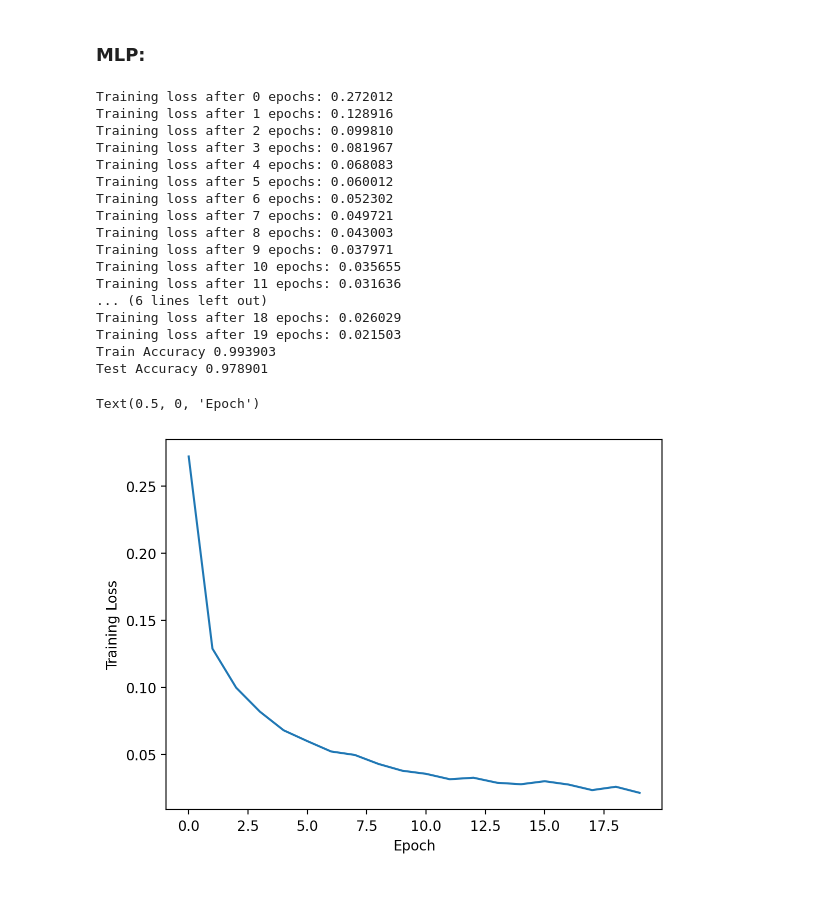
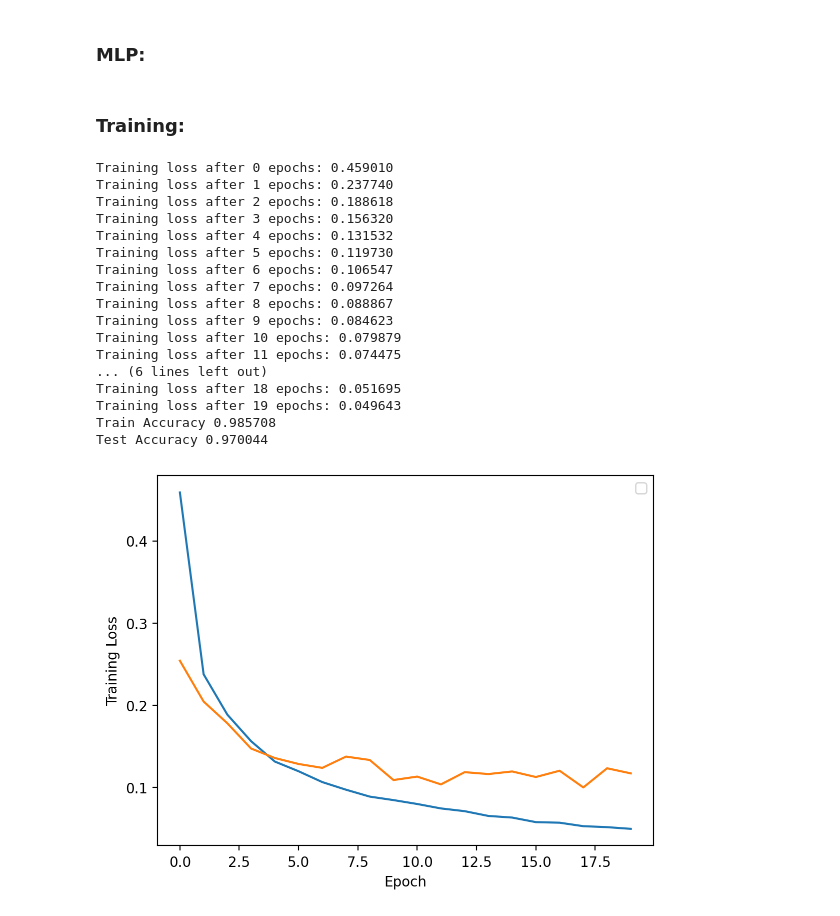
Before and after one commit to wildlyons99/senior_design, a Jupyter notebook: initial_work/pyTorch_examples/MLP_comparisons.ipynb, the cells around one changed output. Saved outputs shown, nothing was run; the diff lists cells and outputs as text; code cells hidden in the pictures.

Commit message:
Activation function exploration

```diff
--- a/initial_work/pyTorch_examples/MLP_comparisons.ipynb
+++ b/initial_work/pyTorch_examples/MLP_comparisons.ipynb
@@ -45,7 +49,7 @@ print(labels[0].item())
 ### MLP:
 # %%
 class MLP(nn.Module):
-    def __init__(self,dimx,hidden1,hidden2,nlabels,epochs=100,lr=0.001): # nlabels = 10 for digit classification
+    def __init__(self,dimx,hidden1,hidden2,nlabels,epochs=100,lr=0.001,dropout=0.1): # nlabels = 10 for digit classification
         super().__init__()
 
         # MODEL ARCHITECTURE:
@@ -54,6 +58,7 @@ class MLP(nn.Module):
         self.output3 = nn.Linear(hidden2,nlabels)
         self.relu = nn.ReLU()
         self.logsoftmax = nn.LogSoftmax(dim=1)
+        self.dropout = nn.Dropout(p=dropout)
 
         # Other params
         self.lr = lr #Learning Rate
@@ -63,6 +68,7 @@ class MLP(nn.Module):
 
         # A list to store the loss evolution along training
         self.loss_during_training = []
+        self.test_loss_during_training = []
 
     ### INFERENCE ###
     def forward(self, x):
@@ -70,10 +76,24 @@ class MLP(nn.Module):
         x = self.output1(x)
         x = self.relu(x)
         x = self.output2(x)
+        x = self.dropout(x)
         x = self.relu(x)
         x = self.output3(x)
-        x = self.logsoftmax(x) #logsoftmax: probabilities for each of the ten outputs
+        x = self.dropout(x)
+        x = self.logsoftmax(x) # logsoftmax: probabilities for each of the ten outputs
         return x
+
+    def forward_preActivation(self, x):
+        # Pass the input tensor through each of our operations
+        x = self.output1(x)
+        x = self.relu(x)
+        x = self.output2(x)
+        x = self.dropout(x)
+        x = self.relu(x)
+        x = self.output3(x)
+        x = self.dropout(x) # DON'T APPLY SOFTMAX
+        return x
+
 
     ### TRAINING ###
     def train(self,trainloader):
@@ -83,7 +103,9 @@ class MLP(nn.Module):
 
                 # Random data permutation at each epoch
                 running_loss = 0.
+                testing_loss = 0.
 
+                # TRAINING LOSS
                 for images, labels in trainloader:
 
                     self.optim.zero_grad()  #TO RESET GRADIENTS!
@@ -101,8 +123,19 @@ class MLP(nn.Module):
                     # Update weights
                     self.optim.step()
 
+                # TESTING LOSS
+                with torch.no_grad():
+                    for images, labels in testloader:
+
+                        out = self.forward(images.view(images.shape[0], -1))
+
+                        # Compute loss
+                        loss = self.criterion(out,labels)
+
+                        testing_loss += loss.item()
 
                 self.loss_during_training.append(running_loss/len(trainloader))
+                self.test_loss_during_training.append(testing_loss/len(testloader))
 
                 if(e % 1 == 0): # Every 10 epochs
 
@@ -127,39 +160,42 @@ class MLP(nn.Module):
                 accuracy += torch.mean(equals.type(torch.FloatTensor))
 
             return accuracy/len(dataloader)
+# %% [markdown]
+### Training:
 # %%
-my_MLP = MLP(dimx=img_res[0]*img_res[1],hidden1=1024,hidden2=512,nlabels=10,epochs=20,lr=1e-3)
+my_MLP = MLP(dimx=img_res[0]*img_res[1],hidden1=64,hidden2=32,nlabels=10,epochs=20,lr=1e-3,dropout=0)
 
 my_MLP.train(trainloader)
 
 train_performance = my_MLP.eval_performance(trainloader)
 
 test_performance = my_MLP.eval_performance(testloader)
 
 print("Train Accuracy %f" %(train_performance))
 
 print("Test Accuracy %f" %(test_performance))
 
-plt.plot(my_MLP.loss_during_training)
 plt.ylabel("Training Loss")
 plt.xlabel("Epoch")
+plt.legend(["Training Loss", "Testing Loss"])
+plt.plot(my_MLP.loss_during_training)
+fig = plt.plot(my_MLP.test_loss_during_training)
 # %% [output]
-Training loss after 0 epochs: 0.272012
-Training loss after 1 epochs: 0.128916
-Training loss after 2 epochs: 0.099810
-Training loss after 3 epochs: 0.081967
-Training loss after 4 epochs: 0.068083
-Training loss after 5 epochs: 0.060012
-Training loss after 6 epochs: 0.052302
-Training loss after 7 epochs: 0.049721
-Training loss after 8 epochs: 0.043003
-Training loss after 9 epochs: 0.037971
-Training loss after 10 epochs: 0.035655
-Training loss after 11 epochs: 0.031636
+Training loss after 0 epochs: 0.459010
+Training loss after 1 epochs: 0.237740
+Training loss after 2 epochs: 0.188618
+Training loss after 3 epochs: 0.156320
+Training loss after 4 epochs: 0.131532
+Training loss after 5 epochs: 0.119730
+Training loss after 6 epochs: 0.106547
+Training loss after 7 epochs: 0.097264
+Training loss after 8 epochs: 0.088867
+Training loss after 9 epochs: 0.084623
+Training loss after 10 epochs: 0.079879
+Training loss after 11 epochs: 0.074475
 ... (6 lines left out)
-Training loss after 18 epochs: 0.026029
-Training loss after 19 epochs: 0.021503
-Train Accuracy 0.993903
-Test Accuracy 0.978901
+Training loss after 18 epochs: 0.051695
+Training loss after 19 epochs: 0.049643
+Train Accuracy 0.985708
+Test Accuracy 0.970044
-Text(0.5, 0, 'Epoch')
-[figure, old version]
+[figure, new version]
```
Also changed, not shown: parts of 15 cells of this notebook.
